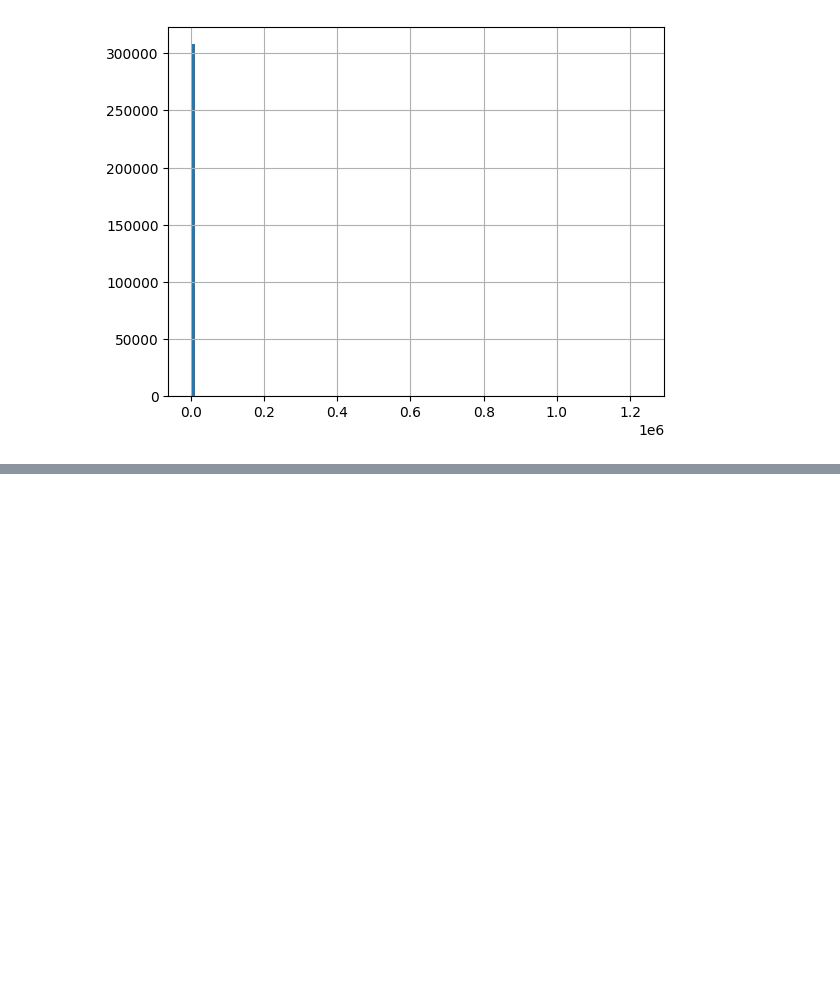
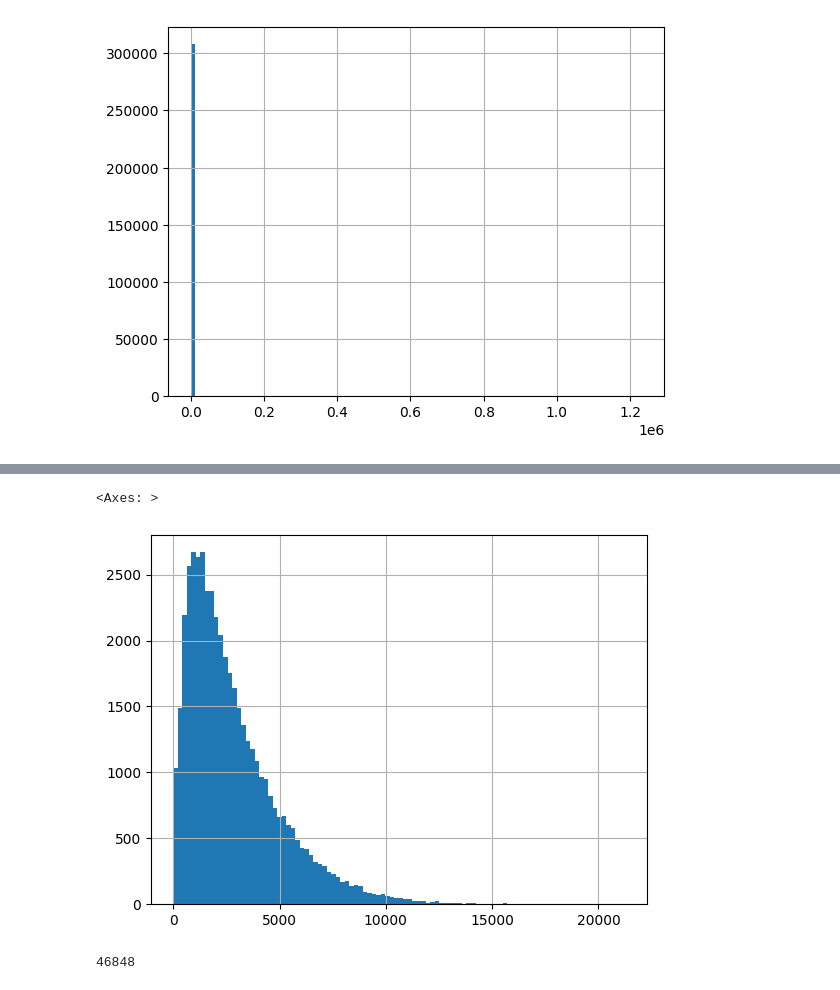
Before and after one commit to SOL1archive/ancient-document-LLM, a Jupyter notebook: data-view.ipynb, the cells around one changed output, grey strips where cells are left out. Cells and saved outputs as stored; diff of their text form; code cells hidden in the pictures; blank space fills up the shorter version.

```diff
--- a/data-view.ipynb
+++ b/data-view.ipynb
@@ -113,0 +247,9 @@ df1['translated_text'].str.len().hist(bins=100)
+# %%
+long_form_df['translated_text'].str.len().hist(bins=100)
+# %% [output]
+<Axes: >
+[figure, added]
+# %%
+len(long_form_df)
+# %% [output]
+46848
```
Also changed, not shown: parts of 26 cells of this notebook, 4 other files.
